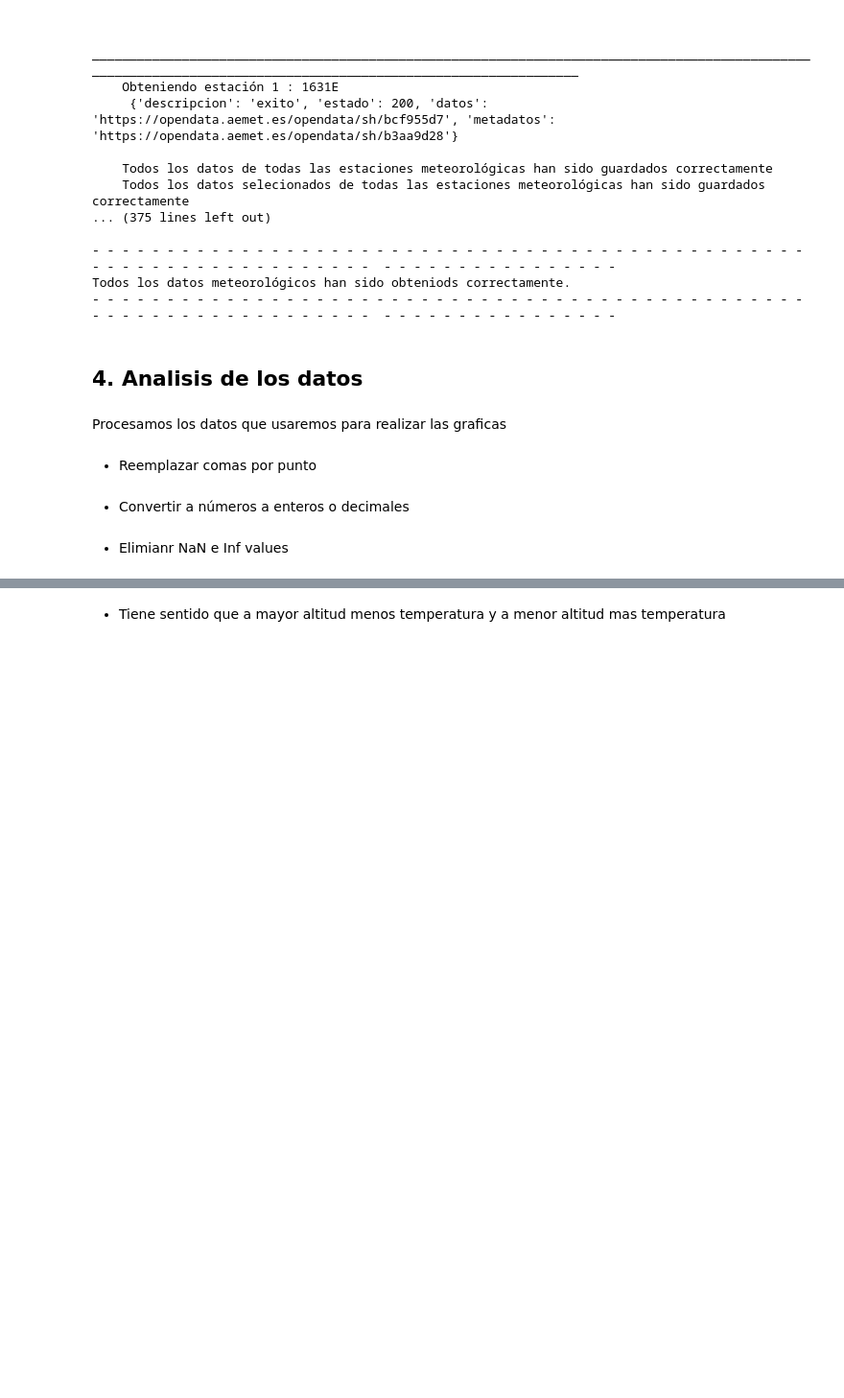
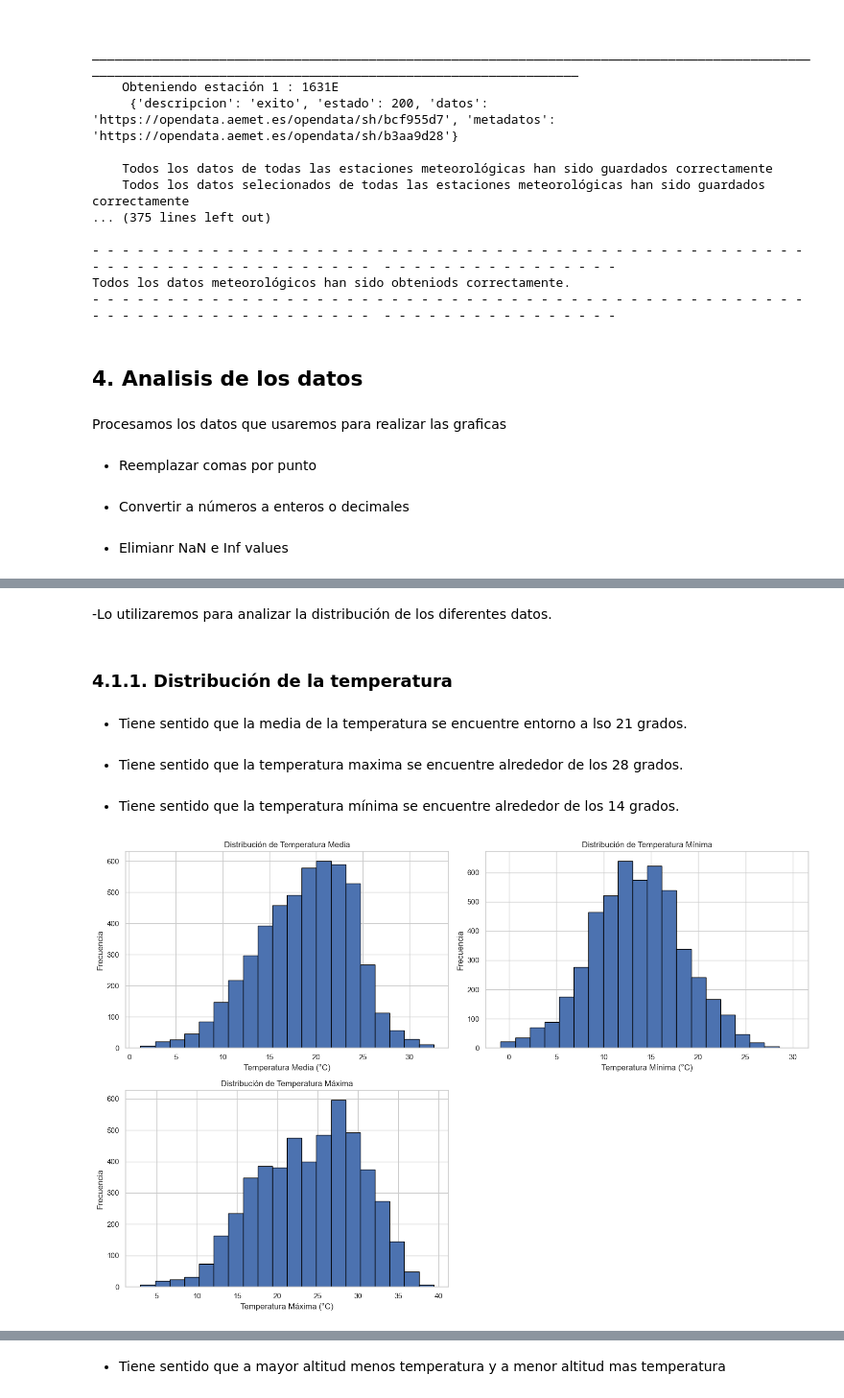
Before and after one commit to guti10x/Aemet, a Jupyter notebook: AEMET_API_requests.ipynb, the cells around one changed output, grey strips where cells are left out. Shown: that part at 96% size. Cells and saved outputs as stored; diff of their text form; code cells hidden in the pictures; blank space fills up the shorter version.

```diff
--- a/AEMET_API_requests.ipynb
+++ b/AEMET_API_requests.ipynb
@@ -281,0 +280,40 @@ data = data.dropna()
+# %% [markdown]
+-Lo utilizaremos para analizar la distribución de los diferentes datos.
+# %% [markdown]
+### 4.1.1. Distribución de la temperatura
+# %% [markdown]
+ - Tiene sentido que la media de la temperatura se encuentre entorno a lso 21 grados.
+# %% [markdown]
+ - Tiene sentido que la temperatura maxima se encuentre alrededor de los 28 grados.
+# %% [markdown]
+ - Tiene sentido que la temperatura mínima se encuentre alrededor de los 14 grados.
+# %%
+# Crear una cuadrícula de gráficos (2 filas, 2 columnas)
+fig, axs = plt.subplots(2, 2, figsize=(15, 10))
+
+# Histograma para Temperatura Media (tmed)
+axs[0, 0].hist(data['tmed'], bins=20, edgecolor='black')
+axs[0, 0].set_title('Distribución de Temperatura Media')
+axs[0, 0].set_xlabel('Temperatura Media (°C)')
+axs[0, 0].set_ylabel('Frecuencia')
+
+# Histograma para Temperatura Mínima (tmin)
+axs[0, 1].hist(data['tmin'], bins=20, edgecolor='black')
+axs[0, 1].set_title('Distribución de Temperatura Mínima')
+axs[0, 1].set_xlabel('Temperatura Mínima (°C)')
+axs[0, 1].set_ylabel('Frecuencia')
+
+# Histograma para Temperatura Máxima (tmax)
+axs[1, 0].hist(data['tmax'], bins=20, edgecolor='black')
+axs[1, 0].set_title('Distribución de Temperatura Máxima')
+axs[1, 0].set_xlabel('Temperatura Máxima (°C)')
+axs[1, 0].set_ylabel('Frecuencia')
+
+# Ocultar el cuarto gráfico en la esquina inferior derecha
+axs[1, 1].axis('off')
+
+# Ajustar diseño y mostrar los gráficos
+plt.tight_layout()
+plt.show()
+# %% [output]
+[figure, added]
```
Also changed, not shown: parts of 27 cells of this notebook.
